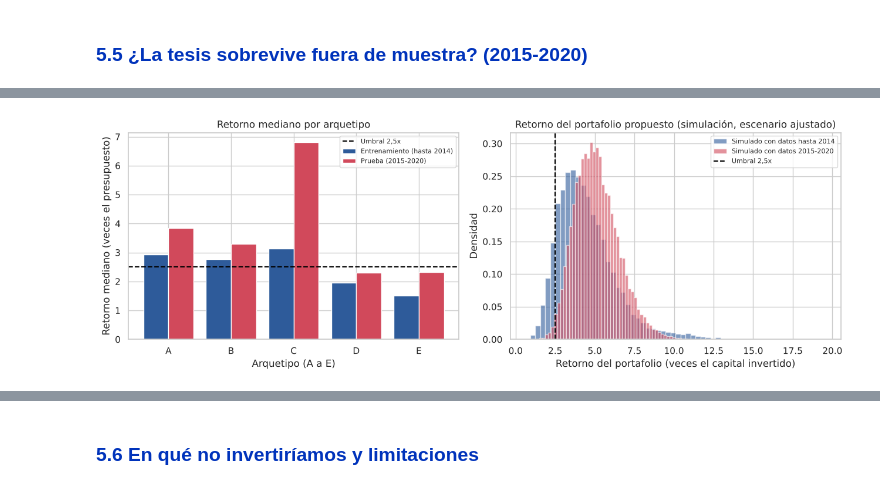
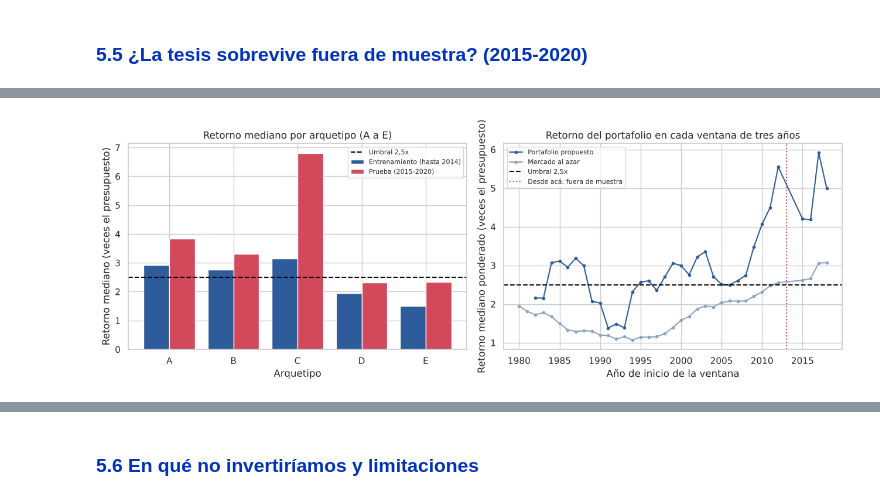
Before and after one commit to delavegasanti2006-wq/Trabajo-Final-de-la-Vega---Orihuela, a Jupyter notebook: notebooks/proyecto_final_arroyo_capital.ipynb, the cells around one changed output, grey strips where cells are left out. Saved outputs shown, nothing was run; the diff lists cells and outputs as text; code cells hidden in the pictures.

```diff
--- a/notebooks/proyecto_final_arroyo_capital.ipynb
+++ b/notebooks/proyecto_final_arroyo_capital.ipynb
@@ -987,0 +955,17 @@ registrar(
+# %%
+# Imputación por grupo: la mediana del presupuesto de cada (quintil de recaudación, origen)
+peliculas["presupuesto_imputado"] = peliculas.groupby(["quintil_recaudacion", "origen"])[
+    "presupuesto_usd"
+].transform("median")
+
+con_recaudacion_sin_presupuesto = (
+    peliculas["sin_presupuesto"] & peliculas["recaudacion_mundial_usd"].notna()
+)
+print(
+    f"Películas a las que se les imputa presupuesto en el escenario: {con_recaudacion_sin_presupuesto.sum():,}"
+)
+registrar(
+    "Películas sin presupuesto (centinelas incluidos)",
+    peliculas["sin_presupuesto"].sum(),
+    "Se excluyen del cálculo de retorno; el escenario de robustez les imputa la mediana de su grupo",
+)
@@ -1393,7 +1439,6 @@ por_pais = metricas_segmento(
     analisis[analisis["pais_origen"].isin(paises_grandes)], "pais_origen"
 ).sort_values("retorno_mediano", ascending=False)
 
-columnas_tabla = ["n", "retorno_medio", "retorno_mediano", "p_perder", "peor_decil"]
 for nombre, tabla in [
     ("Clasificación por edades", por_clasificacion),
     ("Franquicia", por_franquicia),
@@ -1401,7 +1446,7 @@ for nombre, tabla in [
     ("País (30 o más películas)", por_pais),
 ]:
     print(nombre)
-    display(tabla[columnas_tabla])
+    display(tabla)
 # %% [output]
 Clasificación por edades
 |  | n | retorno_medio | retorno_mediano | p_perder | peor_decil |
@@ -2227,5 +2302,5 @@ a las 706 películas estrenadas entre 2015 y 2020 y se compara lo que la tesis e
 # %%
-tabla_prueba = tabla_arquetipos(prueba)
+tabla_prueba = tabla_arquetipos(prueba, prueba_imputada)
 comparacion_periodos = pd.concat(
     {
         "entrenamiento": tabla_entrenamiento[["n", "retorno_mediano", "p_perder", "peor_decil"]],
@@ -2235,26 +2310,27 @@ comparacion_periodos = pd.concat(
 )
 display(comparacion_periodos)
 
-# Simulación del MISMO portafolio con las películas de 2015-2020
-escenarios_prueba = {
-    "Observado": armar_pools(prueba),
-    "Ajustado por faltantes": armar_pools(prueba, ajustado=True),
-    "Sin los 3 mayores éxitos": armar_pools(prueba, quitar_top=3),
-}
-simulaciones_prueba = {
-    nombre: simular(proyectos_elegidos, pools) for nombre, pools in escenarios_prueba.items()
-}
-resumen_prueba = pd.DataFrame({nombre: resumir(m) for nombre, m in simulaciones_prueba.items()}).T
-print("Portafolio propuesto, simulado con películas 2015-2020:")
+# El MISMO portafolio, ventana por ventana, en 2015-2020
+serie_prueba_observada = serie_ventanas(analisis, capitales_elegidos, INICIOS_PRUEBA)
+serie_prueba_imputada = serie_ventanas(base_imputada, capitales_elegidos, INICIOS_PRUEBA)
+resumen_prueba = pd.DataFrame(
+    {
+        "Observado": resumir_ventanas(serie_prueba_observada),
+        "Presupuestos imputados": resumir_ventanas(serie_prueba_imputada),
+    }
+).T
+print("Portafolio propuesto, ventanas de 2015-2020:")
 display(resumen_prueba)
 
-# Mercado al azar en la misma ventana de prueba (referencia)
-mercado_prueba = {
-    "E. Resto del mercado": (int(PRESUPUESTO_FONDO // mercado_tipico), mercado_tipico)
-}
-sim_mercado_prueba = simular(mercado_prueba, pool_mercado(prueba, ajustado=True))
+# Referencia: el mercado elegido al azar en las mismas ventanas
+mercado_entrenamiento = serie_ventanas(analisis, {"Mercado": 1}, INICIOS_ENTRENAMIENTO)
+mercado_prueba = serie_ventanas(analisis, {"Mercado": 1}, INICIOS_PRUEBA)
 print(
-    f"Mercado elegido al azar en 2015-2020 (ajustado): mediana {np.median(sim_mercado_prueba):.2f}x, probabilidad de perder {(sim_mercado_prueba < UMBRAL_RECUPERO).mean():.1%}"
+    f"Mercado al azar: mediana de ventanas {mercado_entrenamiento.median():.2f}x hasta 2014 y {mercado_prueba.median():.2f}x en 2015-2020"
+)
+print(
+    "Retorno del portafolio por ventana, 2015-2020:",
+    {f"{i}-{i + 2}": round(v, 2) for i, v in serie_prueba_observada.items()},
 )
 
 figura, ejes = plt.subplots(1, 2, figsize=(13, 4.6))
@@ -2275,30 +2351,33 @@ ejes[0].bar(
 )
 ejes[0].axhline(UMBRAL_RECUPERO, color="black", linestyle="--", label="Umbral 2,5x")
 ejes[0].set_xticks(posiciones, [a.split(".")[0] for a in ARQUETIPOS])
-ejes[0].set_title("Retorno mediano por arquetipo")
-ejes[0].set_xlabel("Arquetipo (A a E)")
+ejes[0].set_title("Retorno mediano por arquetipo (A a E)")
+ejes[0].set_xlabel("Arquetipo")
 ejes[0].set_ylabel("Retorno mediano (veces el presupuesto)")
 ejes[0].legend(fontsize=8)
-ejes[1].hist(
-    simulaciones_elegido["Ajustado por faltantes"],
-    bins=60,
-    alpha=0.6,
+todas_ventanas = pd.concat([serie_observada, serie_prueba_observada])
+mercado_todas = pd.concat([mercado_entrenamiento, mercado_prueba])
+ejes[1].plot(
+    todas_ventanas.index,
+    todas_ventanas.values,
     color="#2e5b9a",
-    label="Simulado con datos hasta 2014",
-    density=True,
+    marker="o",
+    markersize=3,
+    label="Portafolio propuesto",
 )
-ejes[1].hist(
-    simulaciones_prueba["Ajustado por faltantes"],
-    bins=60,
-    alpha=0.6,
-    color="#d1495b",
-    label="Simulado con datos 2015-2020",
-    density=True,
+ejes[1].plot(
+    mercado_todas.index,
+    mercado_todas.values,
+    color="#8fa3bf",
+    marker="o",
+    markersize=3,
+    label="Mercado al azar",
 )
-ejes[1].axvline(UMBRAL_RECUPERO, color="black", linestyle="--", label="Umbral 2,5x")
-ejes[1].set_title("Retorno del portafolio propuesto (simulación, escenario ajustado)")
-ejes[1].set_xlabel("Retorno del portafolio (veces el capital invertido)")
-ejes[1].set_ylabel("Densidad")
+ejes[1].axhline(UMBRAL_RECUPERO, color="black", linestyle="--", label="Umbral 2,5x")
+ejes[1].axvline(ANIO_CORTE - 1, color="#d1495b", linestyle=":", label="Desde acá: fuera de muestra")
+ejes[1].set_title("Retorno del portafolio en cada ventana de tres años")
+ejes[1].set_xlabel("Año de inicio de la ventana")
+ejes[1].set_ylabel("Retorno mediano ponderado (veces el presupuesto)")
 ejes[1].legend(fontsize=8)
 plt.tight_layout()
 guardar_figura(figura, "07_fuera_de_muestra")
@@ -2321,4 +2400,4 @@ Mercado elegido al azar en 2015-2020 (ajustado): mediana 3.50x, probabilidad de
-[figure, old version]
+[figure, new version]
 # %% [markdown]
 **Lectura.** Con los criterios construidos hasta 2014, el orden se sostiene en 2015-2020: los tres arquetipos elegidos siguen mejor que el resto.
 
```
Also changed, not shown: parts of 60 cells of this notebook.
